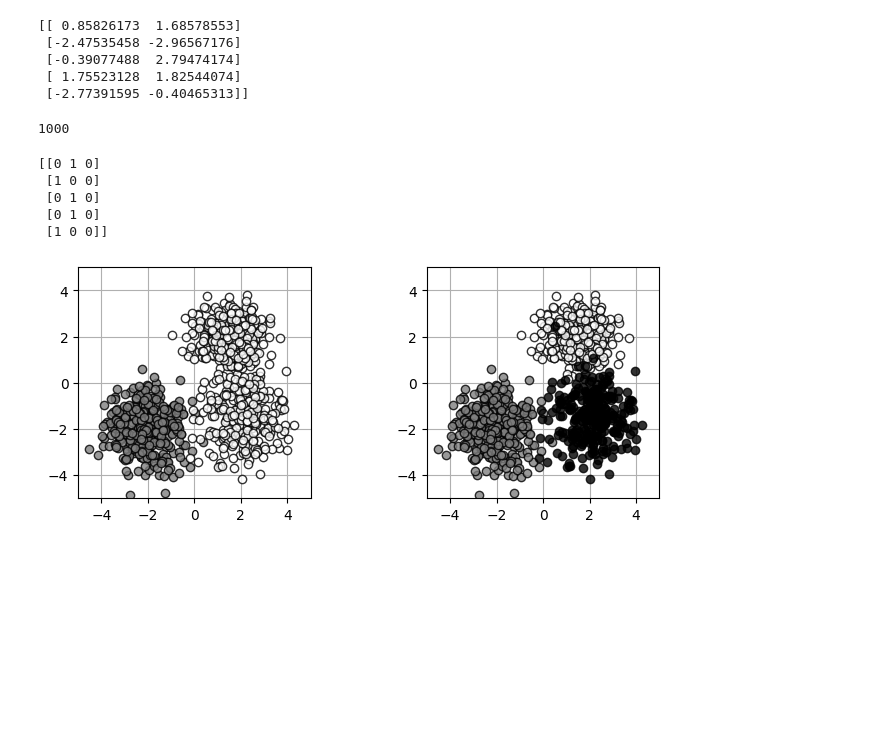
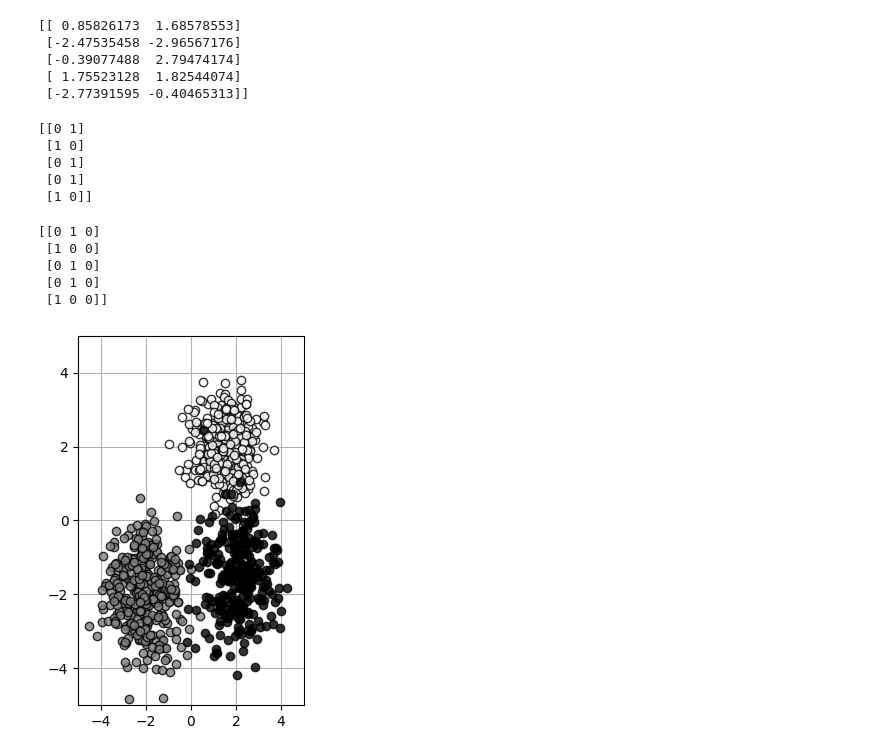
Before and after one commit to gjlee0802/ssu-deep-learning, a Jupyter notebook: hw02/hw02-4.ipynb, the cells around one changed output. Cells and saved outputs as stored; diff of their text form; code cells hidden in the pictures; blank space fills up the shorter version.

```diff
--- a/hw02/hw02-4.ipynb
+++ b/hw02/hw02-4.ipynb
@@ -33,10 +33,14 @@ print(X[:5,:])
  [-0.39077488  2.79474174]
  [ 1.75523128  1.82544074]
  [-2.77391595 -0.40465313]]
-# %%
-print(len(T3))
-# %% [output]
-1000
+# %%
+print(T2[:5,:])
+# %% [output]
+[[0 1]
+ [1 0]
+ [0 1]
+ [0 1]
+ [1 0]]
 # %%
 print(T3[:5,:])
 # %% [output]
@@ -58,20 +62,21 @@ def show_data2(x,t):
 # %%
 #X0 표시 범위
 X_range0 = [-5,5]
 #X1 표시 범위
 X_range1 = [-5,5]
-
+'''
 plt.figure(figsize=(7.5,3))
 plt.subplots_adjust(wspace=.5)
 plt.subplot(1,2,1)
 show_data2(X,T2)
 plt.xlim(X_range0)
 plt.ylim(X_range1)
+'''
 
 plt.subplot(1,2,2)
 show_data2(X,T3)
 plt.xlim(X_range0)
 plt.ylim(X_range1)
 plt.show()
 # %% [output]
-[figure, old version]
+[figure, new version]
```
Also changed, not shown: parts of 1 cell of this notebook.
